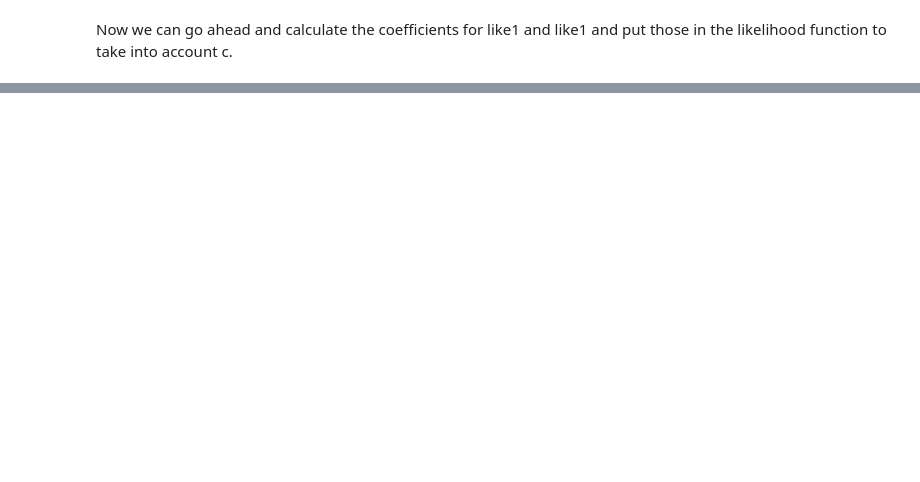
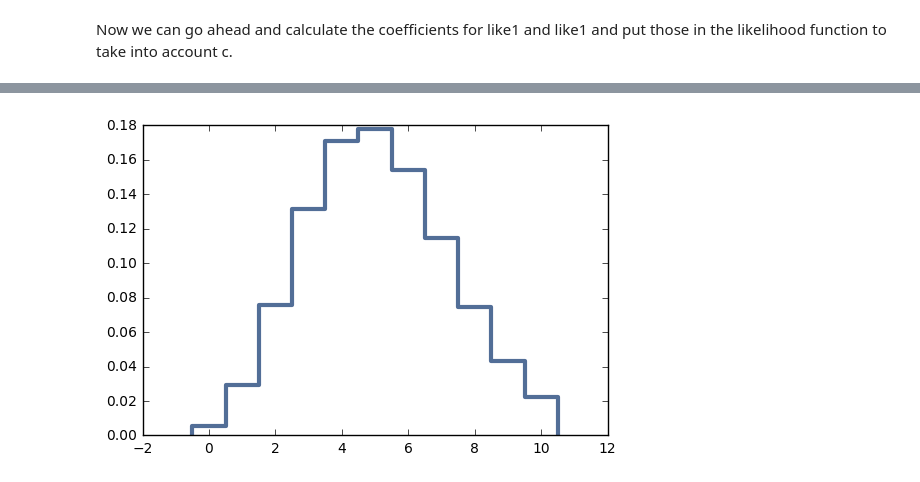
Before and after one commit to cmoser96/ThinkBayes2, a Jupyter notebook: code/report03.ipynb, the cells around one changed output, grey strips where cells are left out. Drawn from its saved outputs; the diff is of its cells as text; code cells hidden in the pictures; blank space fills up the shorter version.

```diff
--- a/code/report03.ipynb
+++ b/code/report03.ipynb
@@ -230,0 +300,4 @@ Roger = [6,1,7,12,4,3]
+# %%
+thinkplot.Pmf(MakePoissonPmf(mean, 10))
+# %% [output]
+[figure, added]
```
Also changed, not shown: parts of 15 cells of this notebook.
